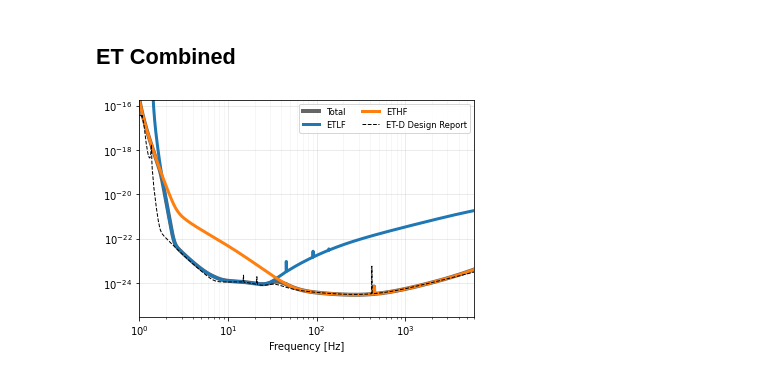
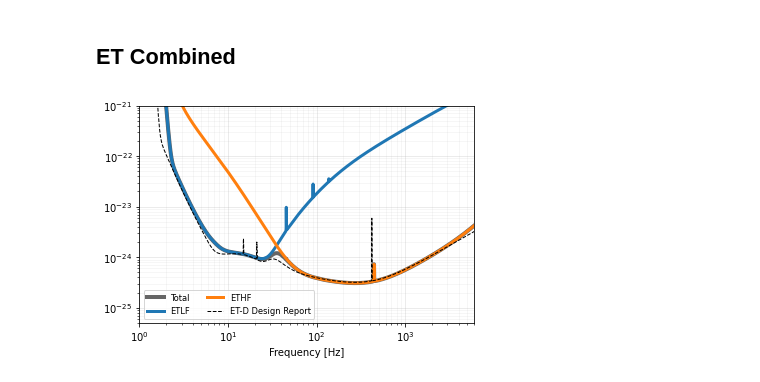
Before and after one commit to janosch314/GWINC_ET, a Jupyter notebook: Run.ipynb, the cells around one changed output. Drawn from its saved outputs; the diff is of its cells as text; code cells hidden in the pictures.

```diff
--- a/Run.ipynb
+++ b/Run.ipynb
@@ -51,6 +52,7 @@ plt.ylim([5e-26, 1e-21]);
 # %%
 budgetET = gwinc.load_budget('ET')
 tracesET = budgetET.run()
 fig = gwinc.plot_budget(tracesET)
+plt.ylim([5e-26, 1e-21]);
 # %% [output]
-[figure, old version]
+[figure, new version]
```
Also changed, not shown: parts of 1 cell of this notebook, 1 other file.
